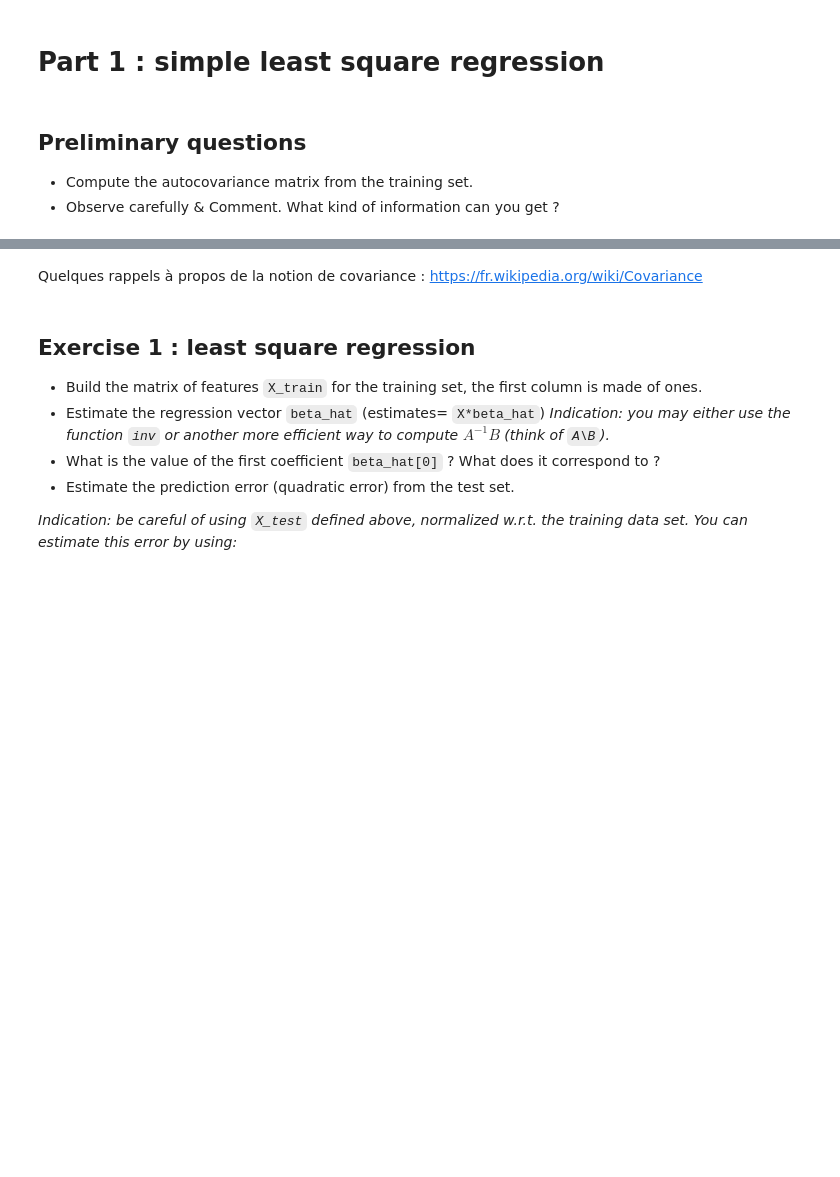
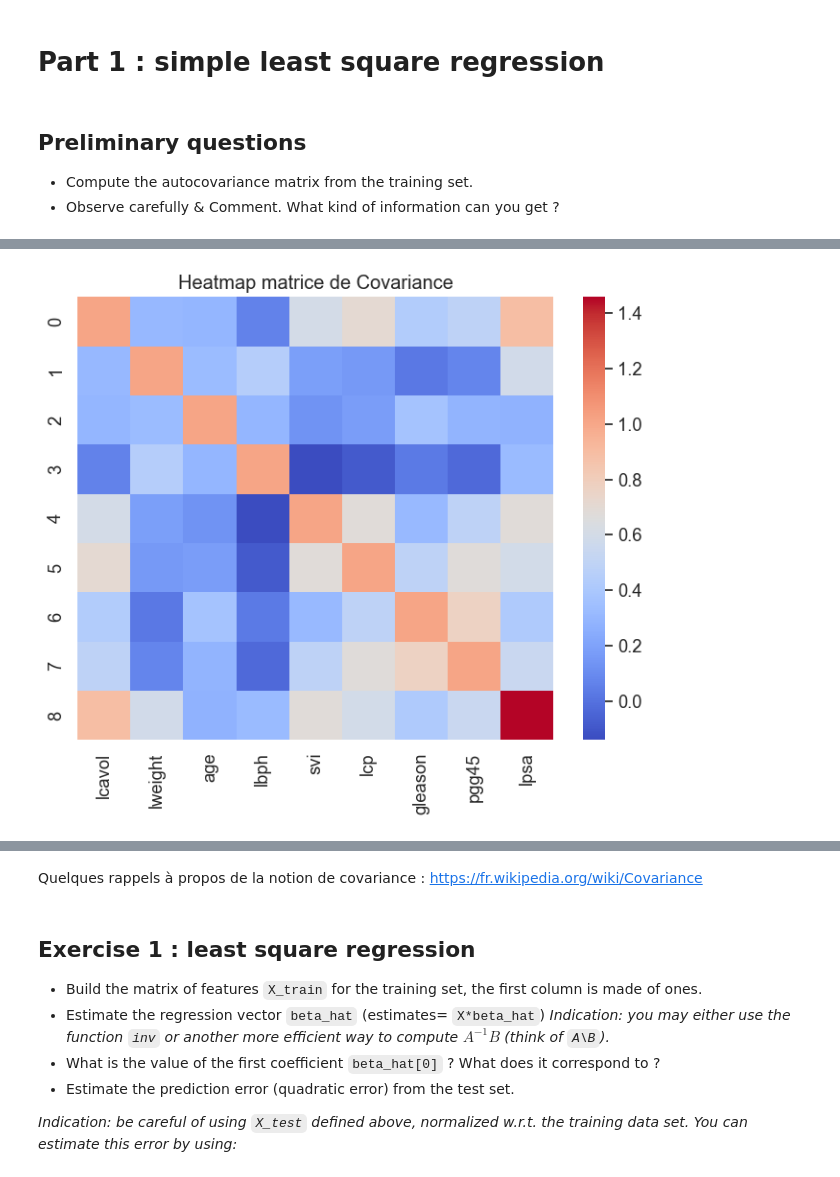
Before and after one commit to jeremdesno/python_sdia, a Jupyter notebook: TP A&D/TP1_LinearRegression.ipynb, the cells around one changed output, grey strips where cells are left out. Drawn from its saved outputs; the diff is of its cells as text; code cells hidden in the pictures; blank space fills up the shorter version.

```diff
--- a/TP A&D/TP1_LinearRegression.ipynb
+++ b/TP A&D/TP1_LinearRegression.ipynb
@@ -121,0 +95,5 @@ plt.show()
+# %%
+# On charge les données dans un datframe + renommer les colonnes pour une meilleur visibilité
+df = pd.DataFrame(M_train[:,:-1])
+df = df.rename(columns={0:'lcavol', 1:'lweight', 2:'age', 3:'lbph', 4:'svi', 5:'lcp', 6:'gleason', 7:'pgg45', 8:'lpsa'})
+df.head()
@@ -121,0 +107,5 @@ plt.show()
+# %%
+# On affiche la covariance en prenant la transposé
+# car np.cov calcule la matrice de covariance basée sur les lignes et non les colonnes
+cov = np.round(pd.DataFrame(np.cov(df.transpose())),3).rename(columns={0:'lcavol', 1:'lweight', 2:'age', 3:'lbph', 4:'svi', 5:'lcp', 6:'gleason', 7:'pgg45', 8:'lpsa'})
+cov
@@ -121,0 +123,9 @@ plt.show()
+# %%
+# Affichage sous forme d'une heatmap
+sns.set(font_scale=1.2)
+plt.figure(figsize=(8, 6))
+sns.heatmap(cov, cmap='coolwarm', fmt='.2f', xticklabels=True, yticklabels=True)
+plt.title('Heatmap matrice de Covariance')
+plt.show()
+# %% [output]
+[figure, added]
```
Also changed, not shown: parts of 22 cells of this notebook.
